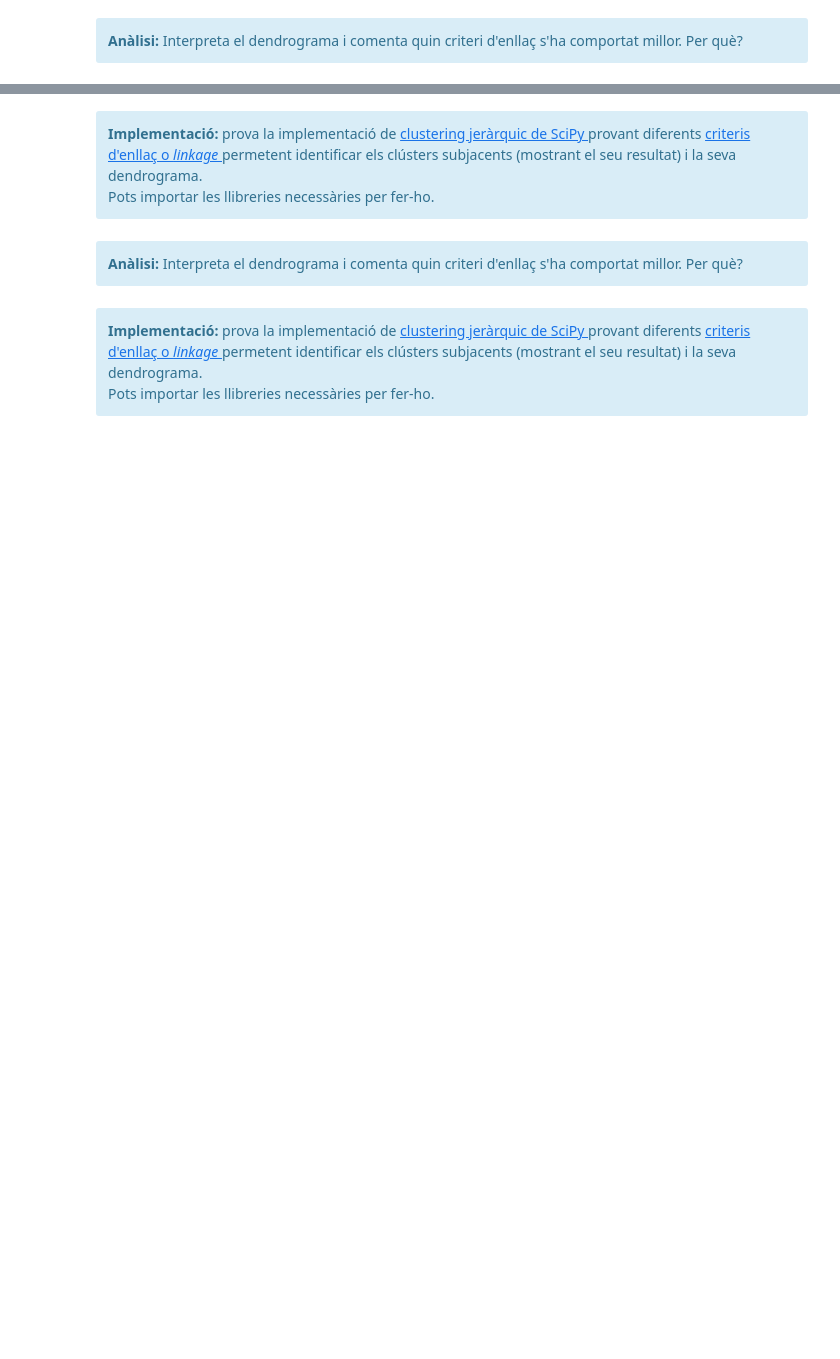
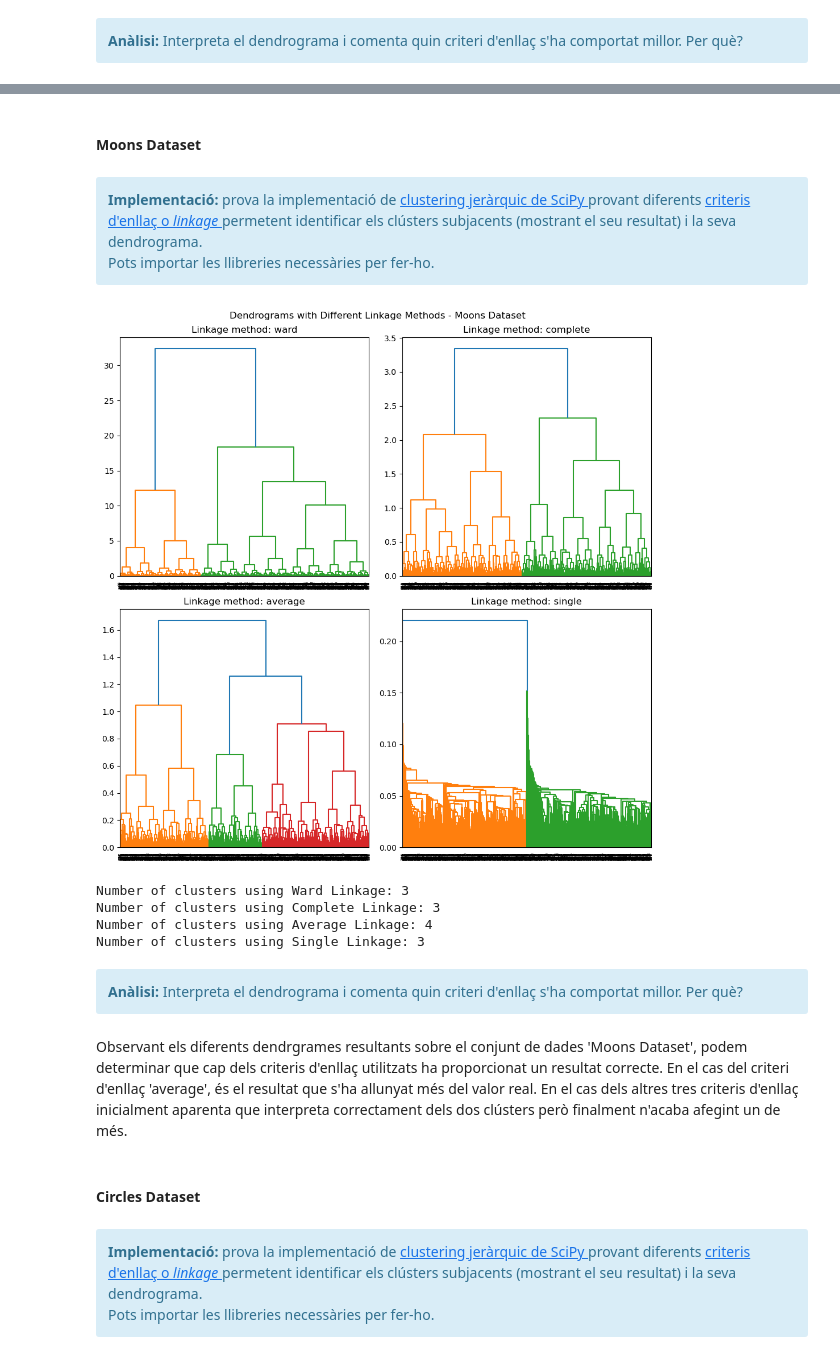
Before and after one commit to xaviermaltas/advancedDataMiningModels, a Jupyter notebook: PAC2/20222_M2.955_PAC2-Enunciat.ipynb, the cells around one changed output, grey strips where cells are left out. Cells and saved outputs as stored; diff of their text form; code cells hidden in the pictures; blank space fills up the shorter version.

```diff
--- a/PAC2/20222_M2.955_PAC2-Enunciat.ipynb
+++ b/PAC2/20222_M2.955_PAC2-Enunciat.ipynb
@@ -682,3 +732,5 @@ Pots importar les llibreries necessàries per fer-ho.
+# %% [markdown]
+#### Moons Dataset
 # %%
 X, y = X_moons, y_moons
 # %% [markdown]
@@ -686,10 +738,53 @@ X, y = X_moons, y_moons
     <strong>Implementació:</strong> prova la implementació de <a href="https://docs.scipy.org/doc/scipy/reference/cluster.hierarchy.html"> clustering jeràrquic de SciPy </a> provant diferents <a href = "https://en.wikipedia.org/wiki/Hierarchical_clustering#Linkage_criteria">criteris d'enllaç o <i> linkage </i> </a> permetent identificar els clústers subjacents (mostrant el seu resultat) i la seva dendrograma.<br>
 Pots importar les llibreries necessàries per fer-ho.
 </div>
+# %%
+# !RESOURCE INTENSIVE CODE!
+
+#Imports
+import numpy as np
+import matplotlib.pyplot as plt
+from scipy.cluster.hierarchy import dendrogram, linkage
+
+# Define linkage methods
+linkage_methods = ['ward', 'complete', 'average', 'single']
+
+# Create figure and axes
+fig, axs = plt.subplots(nrows=2, ncols=2, figsize=(10, 10))
+
+# Loop over axes and linkage methods, and plot dendrograms
+num_clusters = []
+for ax, method in zip(axs.ravel(), linkage_methods):
+    Z = linkage(X, method=method) # Compute linkage matrix
+    dendrogram(Z, ax=ax)
+    ax.set_title(f'Linkage method: {method}')
+    # Count number of clusters
+    num_clusters.append(len(set(dendrogram(Z, no_plot=True)['color_list'])))
+
+# Set figure title and tight layout
+fig.suptitle('Dendrograms with Different Linkage Methods - Moons Dataset')
+fig.tight_layout()
+
+# Show plot
+plt.show()
+
+# Display number of clusters obtained using each method
+for i, method in enumerate(linkage_methods):
+    print(f'Number of clusters using {method.capitalize()} Linkage: {num_clusters[i]}')
+# %% [output]
+[figure, added]
+Number of clusters using Ward Linkage: 3
+Number of clusters using Complete Linkage: 3
+Number of clusters using Average Linkage: 4
+Number of clusters using Single Linkage: 3
 # %% [markdown]
 <div class="alert alert-block alert-info">
 <strong>Anàlisi: </strong> Interpreta el dendrograma i comenta quin criteri d'enllaç s'ha comportat millor. Per què?
 </div>
+# %% [markdown]
+Observant els diferents dendrgrames resultants sobre el conjunt de dades 'Moons Dataset', podem determinar que cap dels criteris d'enllaç utilitzats ha proporcionat un resultat correcte. En el cas del criteri d'enllaç 'average', és el resultat que s'ha allunyat més del valor real. En el cas dels altres tres criteris d'enllaç inicialment aparenta que interpreta correctament dels dos clústers però finalment n'acaba afegint un de més.
+# %% [markdown]
+#### Circles Dataset
 # %%
 X, y = X_circles, y_circles
 # %% [markdown]
```
Also changed, not shown: parts of 5 cells of this notebook.
